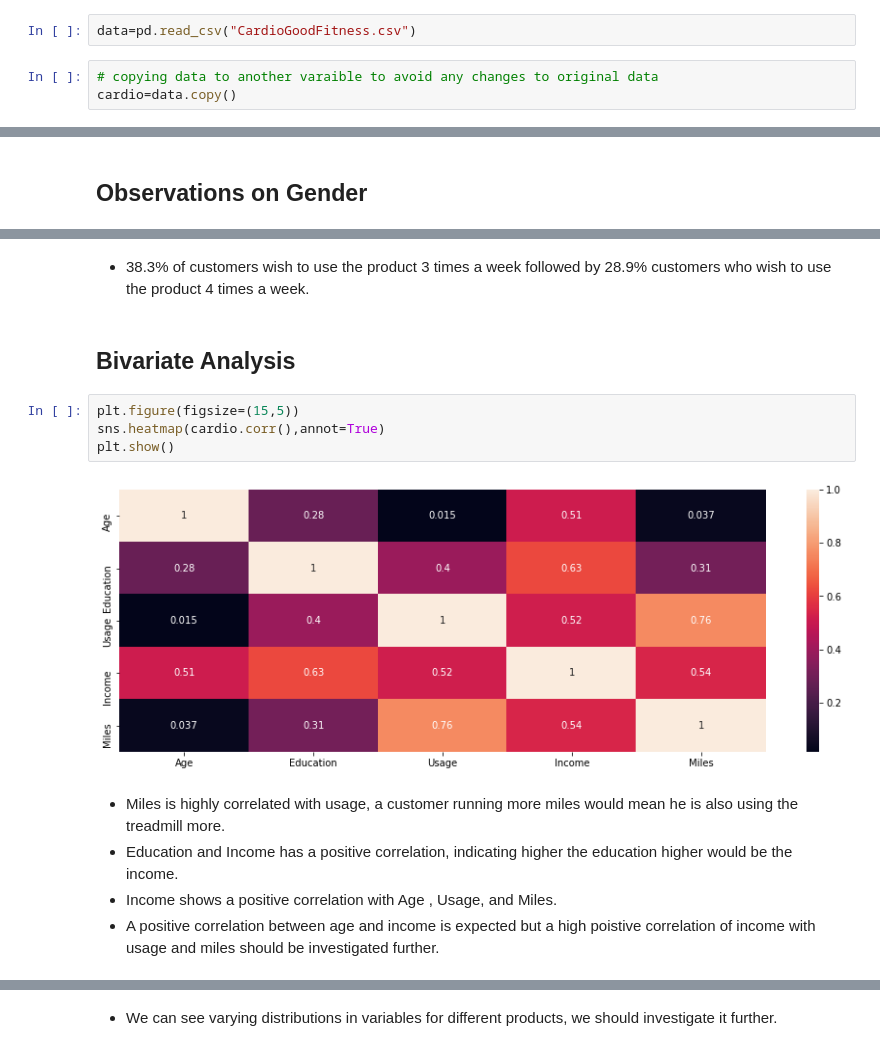
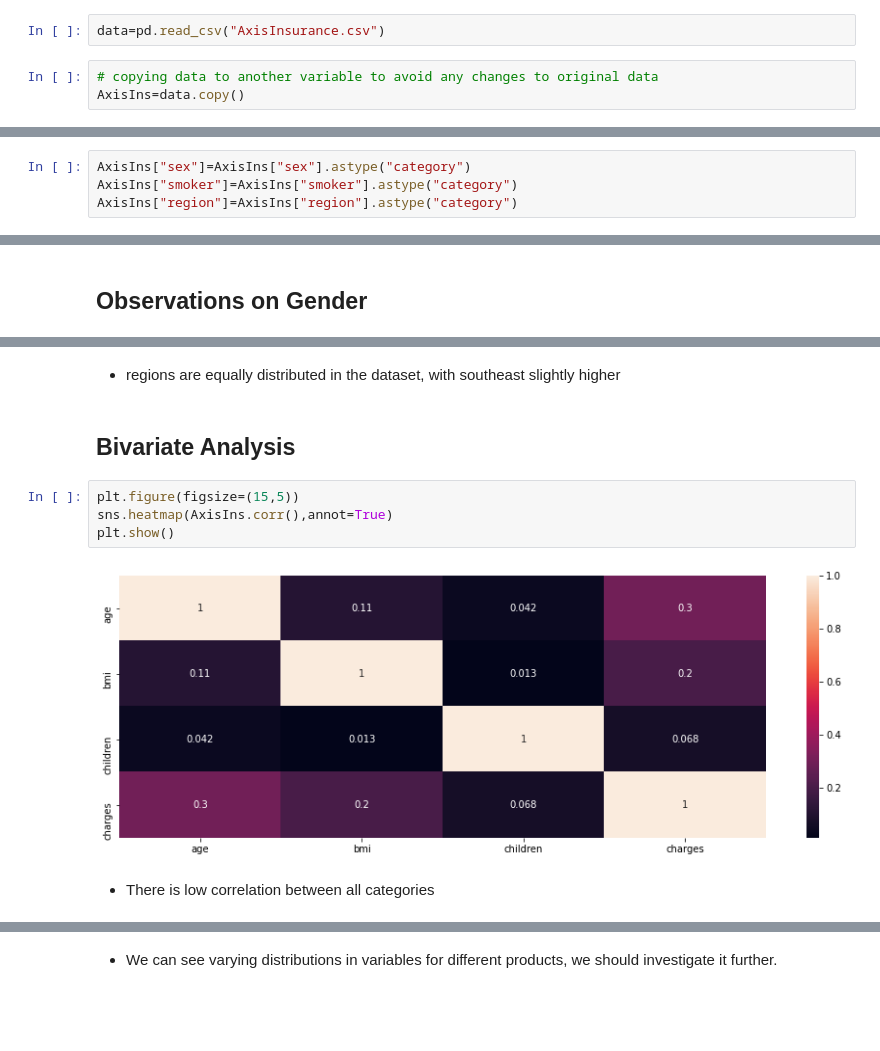
Before and after one commit to jkhan-prog/BasicPython, a Jupyter notebook: Axis_Insurance.ipynb, the cells around one changed output, grey strips where cells are left out. Drawn from its saved outputs; the diff is of its cells as text; blank space fills up the shorter version.

```diff
--- a/Axis_Insurance.ipynb
+++ b/Axis_Insurance.ipynb
@@ -32,10 +40,10 @@ warnings.filterwarnings('ignore')
 # %% [markdown]
 ### Read the dataset
 # %%
-data=pd.read_csv("CardioGoodFitness.csv")
+data=pd.read_csv("AxisInsurance.csv")
 # %%
-# copying data to another varaible to avoid any changes to original data
-cardio=data.copy()
+# copying data to another variable to avoid any changes to original data
+AxisIns=data.copy()
 # %% [markdown]
 ### View the first and last 5 rows of the dataset.
 # %%
@@ -101 +99,5 @@ cardio["Fitness"]=cardio["Fitness"].astype("category")
+# %%
+AxisIns["sex"]=AxisIns["sex"].astype("category")
+AxisIns["smoker"]=AxisIns["smoker"].astype("category")
+AxisIns["region"]=AxisIns["region"].astype("category")
 # %%
@@ -325,16 +278,13 @@ perc_on_bar(ax,cardio["Usage"])
-# %% [markdown]
-* 38.3% of customers wish to use the product 3 times a week followed by 28.9% customers who wish to use the product 4 times a week.
+# %% [markdown]
+*  regions are equally distributed in the dataset, with southeast slightly higher
 # %% [markdown]
 ## Bivariate Analysis
 # %%
 plt.figure(figsize=(15,5))
-sns.heatmap(cardio.corr(),annot=True)
+sns.heatmap(AxisIns.corr(),annot=True)
 plt.show()
 # %% [output]
-[figure, old version]
+[figure, new version]
-# %% [markdown]
-* Miles is highly correlated with usage, a customer running more miles would mean he is also using the treadmill more.
-* Education and Income has a positive correlation, indicating higher the education higher would be the income.
-* Income shows a positive correlation with Age , Usage, and Miles.
-* A positive correlation between age and income is expected but a high poistive correlation of income with usage and miles should be investigated further.
+# %% [markdown]
+* There is low correlation between all categories
 # %%
```
Also changed, not shown: parts of 79 cells of this notebook.
